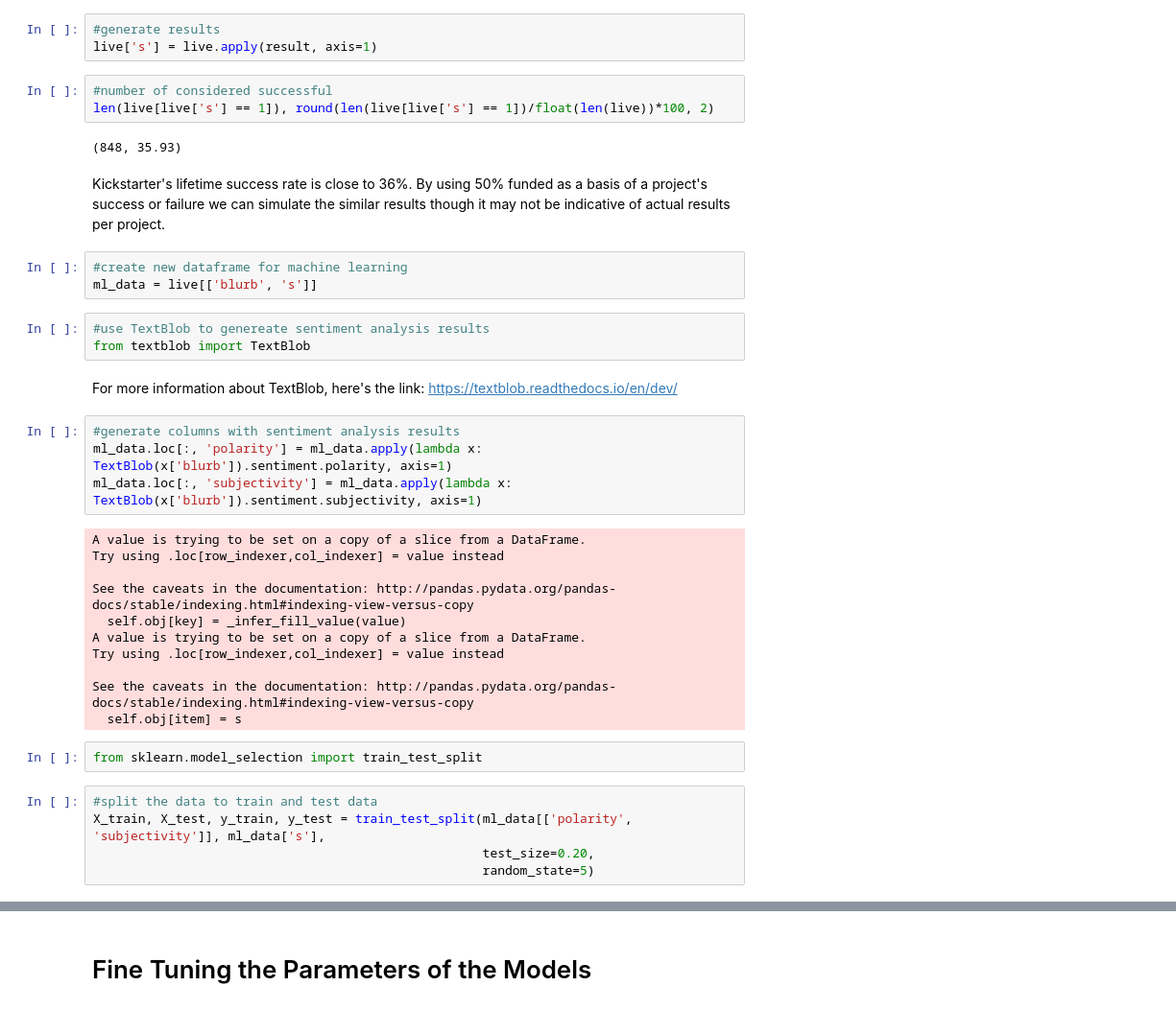
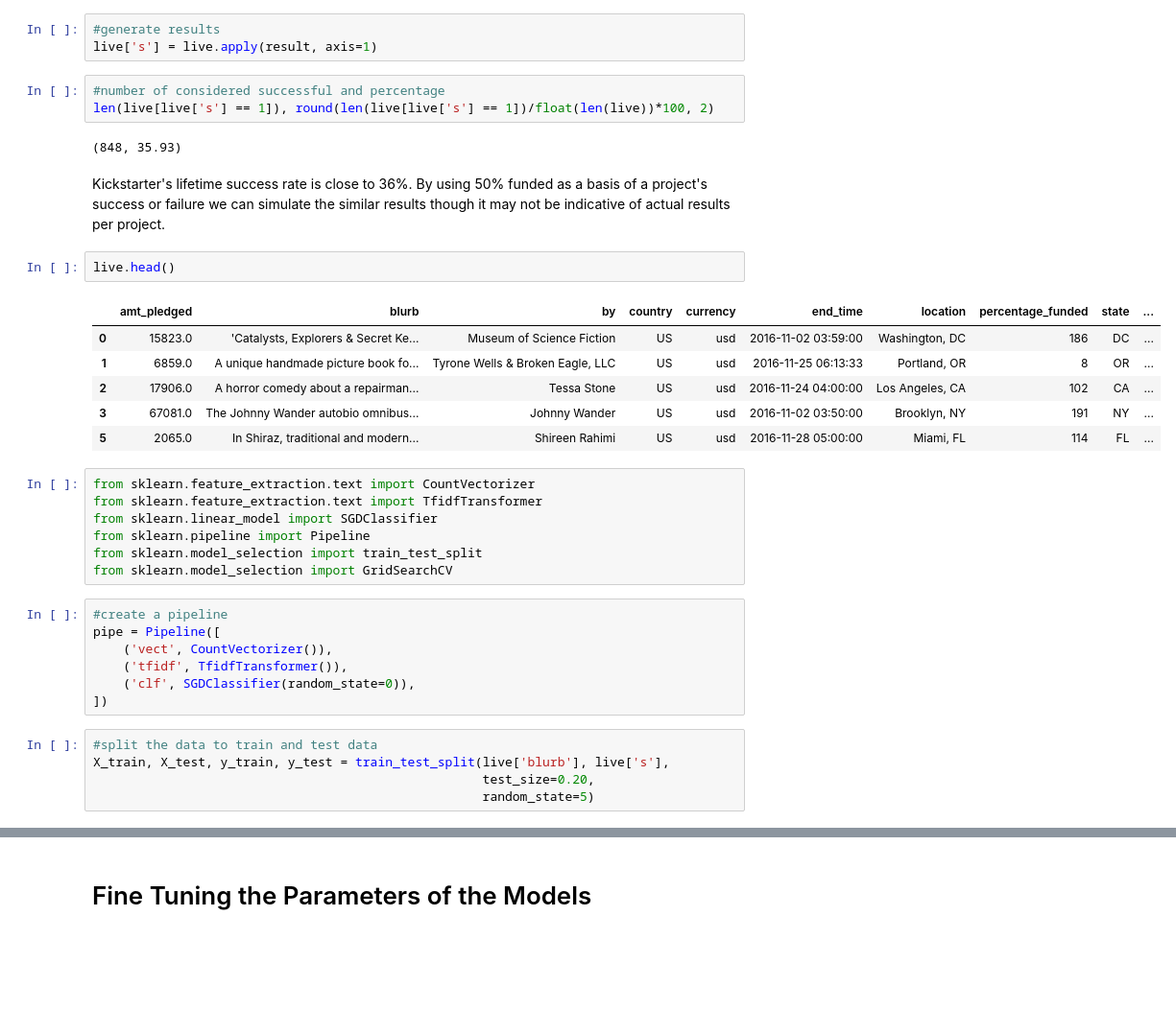
Before and after one commit to raffyenriquez/Springboard, a Jupyter notebook: Capstone Project/Capstone Project 2/Capstone_Final_Code.ipynb, the cells around one changed output, grey strips where cells are left out. Shown: that part at 96% size. Saved outputs shown, nothing was run; the diff lists cells and outputs as text; blank space fills up the shorter version.

```diff
--- a/Capstone Project/Capstone Project 2/Capstone_Final_Code.ipynb
+++ b/Capstone Project/Capstone Project 2/Capstone_Final_Code.ipynb
@@ -432,39 +432,37 @@ def result(df):
 #generate results
 live['s'] = live.apply(result, axis=1)
 # %%
-#number of considered successful
+#number of considered successful and percentage
 len(live[live['s'] == 1]), round(len(live[live['s'] == 1])/float(len(live))*100, 2)
 # %% [output]
 (848, 35.93)
 # %% [markdown]
 Kickstarter's lifetime success rate is close to 36%. By using 50% funded as a basis of a project's success or failure we can simulate the similar results though it may not be indicative of actual results per project.
-# %%
-#create new dataframe for machine learning
-ml_data = live[['blurb', 's']]
-# %%
-#use TextBlob to genereate sentiment analysis results
-from textblob import TextBlob
-# %% [markdown]
-For more information about TextBlob, here's the link: https://textblob.readthedocs.io/en/dev/
-# %%
-#generate columns with sentiment analysis results
-ml_data.loc[:, 'polarity'] = ml_data.apply(lambda x: TextBlob(x['blurb']).sentiment.polarity, axis=1)
-ml_data.loc[:, 'subjectivity'] = ml_data.apply(lambda x: TextBlob(x['blurb']).sentiment.subjectivity, axis=1)
-# %% [output]
-A value is trying to be set on a copy of a slice from a DataFrame.
-Try using .loc[row_indexer,col_indexer] = value instead
-
-See the caveats in the documentation: http://pandas.pydata.org/pandas-docs/stable/indexing.html#indexing-view-versus-copy
-  self.obj[key] = _infer_fill_value(value)
-A value is trying to be set on a copy of a slice from a DataFrame.
-Try using .loc[row_indexer,col_indexer] = value instead
-
-See the caveats in the documentation: http://pandas.pydata.org/pandas-docs/stable/indexing.html#indexing-view-versus-copy
-  self.obj[item] = s
-# %%
-from sklearn.model_selection import train_test_split
+# %%
+live.head()
+# %% [output]
+|  | amt_pledged | blurb | by | country | currency | end_time | location | percentage_funded | state | ... |
+| 0 | 15823.0 | 'Catalysts, Explorers & Secret Ke... | Museum of Science Fiction | US | usd | 2016-11-02 03:59:00 | Washington, DC | 186 | DC | ... |
+| 1 | 6859.0 | A unique handmade picture book fo... | Tyrone Wells & Broken Eagle, LLC | US | usd | 2016-11-25 06:13:33 | Portland, OR | 8 | OR | ... |
+| 2 | 17906.0 | A horror comedy about a repairman... | Tessa Stone | US | usd | 2016-11-24 04:00:00 | Los Angeles, CA | 102 | CA | ... |
+| 3 | 67081.0 | The Johnny Wander autobio omnibus... | Johnny Wander | US | usd | 2016-11-02 03:50:00 | Brooklyn, NY | 191 | NY | ... |
+| 5 | 2065.0 | In Shiraz, traditional and modern... | Shireen Rahimi | US | usd | 2016-11-28 05:00:00 | Miami, FL | 114 | FL | ... |
+# %%
+from sklearn.feature_extraction.text import CountVectorizer
+from sklearn.feature_extraction.text import TfidfTransformer
+from sklearn.linear_model import SGDClassifier
+from sklearn.pipeline import Pipeline
+from sklearn.model_selection import train_test_split
+from sklearn.model_selection import GridSearchCV
+# %%
+#create a pipeline
+pipe = Pipeline([
+    ('vect', CountVectorizer()),
+    ('tfidf', TfidfTransformer()),
+    ('clf', SGDClassifier(random_state=0)),
+])
 # %%
 #split the data to train and test data
-X_train, X_test, y_train, y_test = train_test_split(ml_data[['polarity', 'subjectivity']], ml_data['s'],
+X_train, X_test, y_train, y_test = train_test_split(live['blurb'], live['s'],
                                                     test_size=0.20,
                                                     random_state=5)
```
Also changed, not shown: parts of 47 cells of this notebook.
